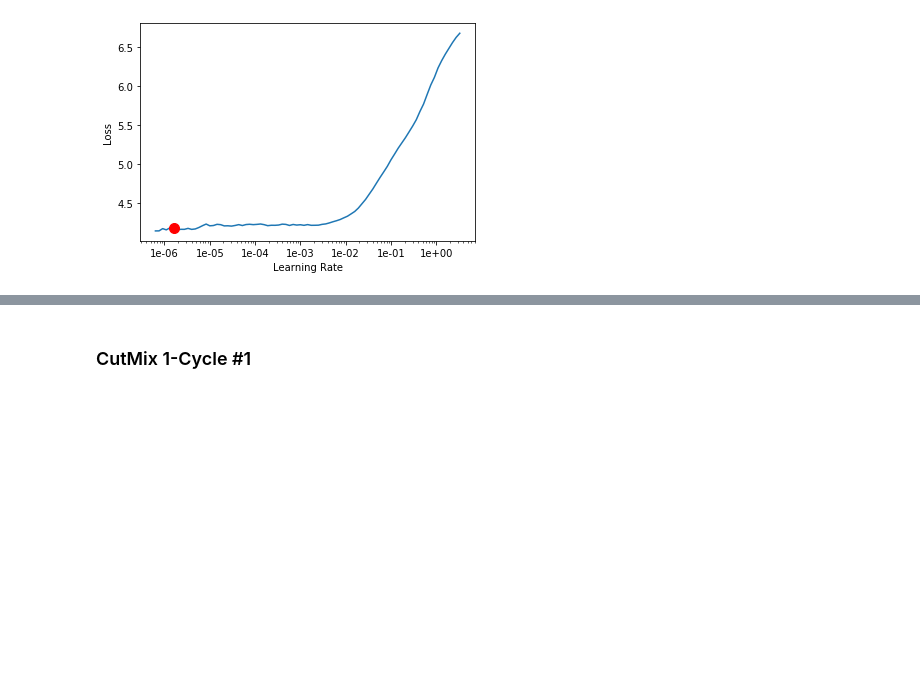
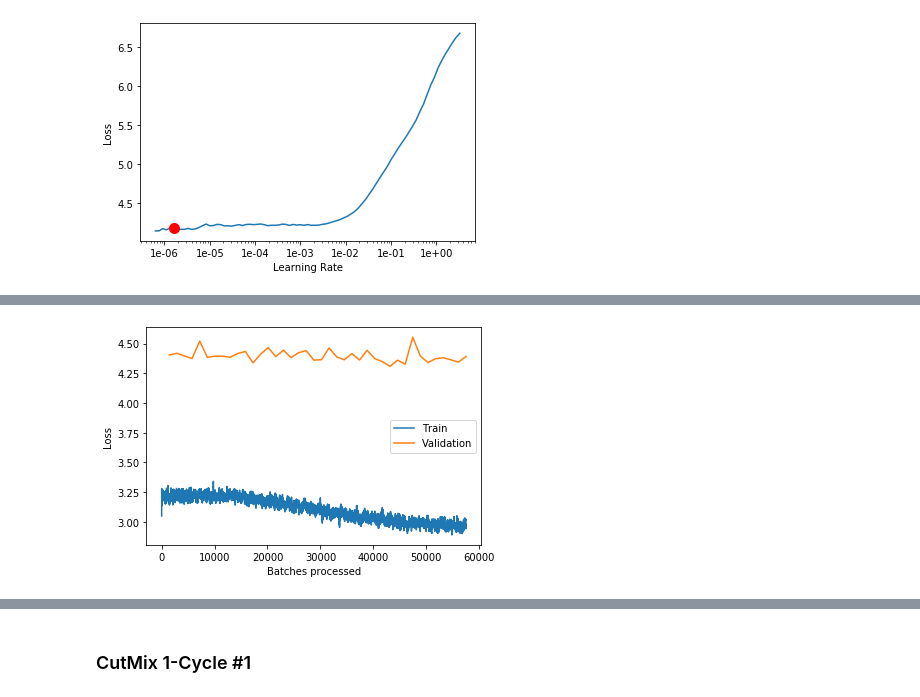
Before and after one commit to MicPie/recursion-cellular-image-classification, a Jupyter notebook: rcic_v21_adacos_se_xresnet_crop.ipynb, the cells around one changed output, grey strips where cells are left out. Saved outputs shown, nothing was run; the diff lists cells and outputs as text; code cells hidden in the pictures; blank space fills up the shorter version.

```diff
--- a/rcic_v21_adacos_se_xresnet_crop.ipynb
+++ b/rcic_v21_adacos_se_xresnet_crop.ipynb
@@ -970,3 +992,5 @@ learn.recorder.plot_lr()
 learn.save('resnet50/adacos_se_xresnet50c_crop_128e037_256e084_190809')
 # %%
 learn.load('resnet50/adacos_se_xresnet50c_crop_128e037_256e084_190809');
+# %%
+learn.fit_one_cycle(40, max_lr=1e-4)
@@ -972,0 +1015,4 @@ learn.load('resnet50/adacos_se_xresnet50c_crop_128e037_256e084_190809');
+# %%
+learn.recorder.plot_losses()
+# %% [output]
+[figure, added]
```
Also changed, not shown: parts of 17 cells of this notebook, 4 other files.
